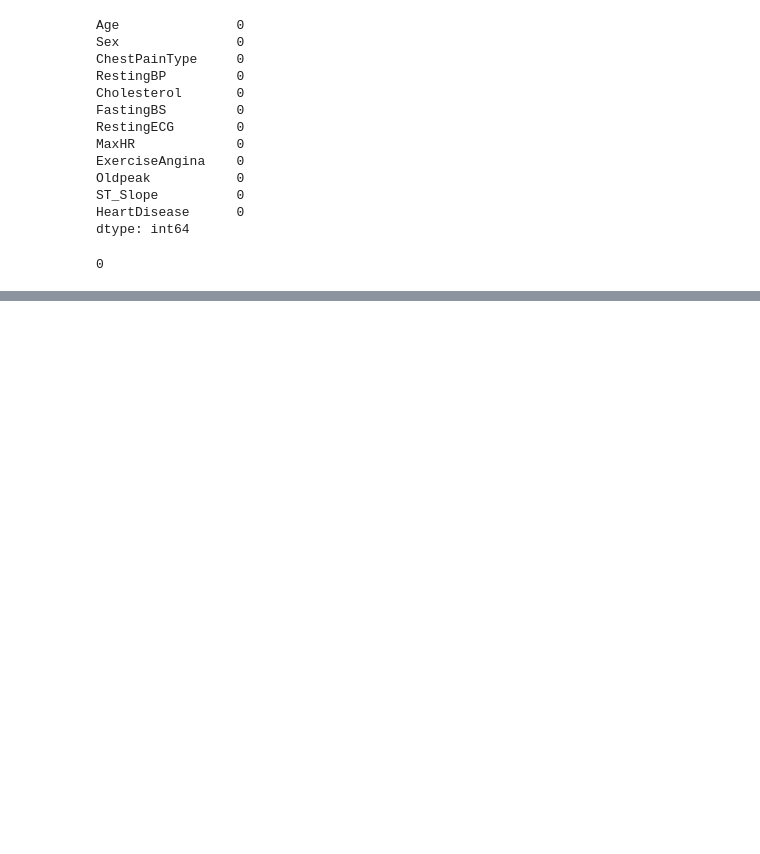
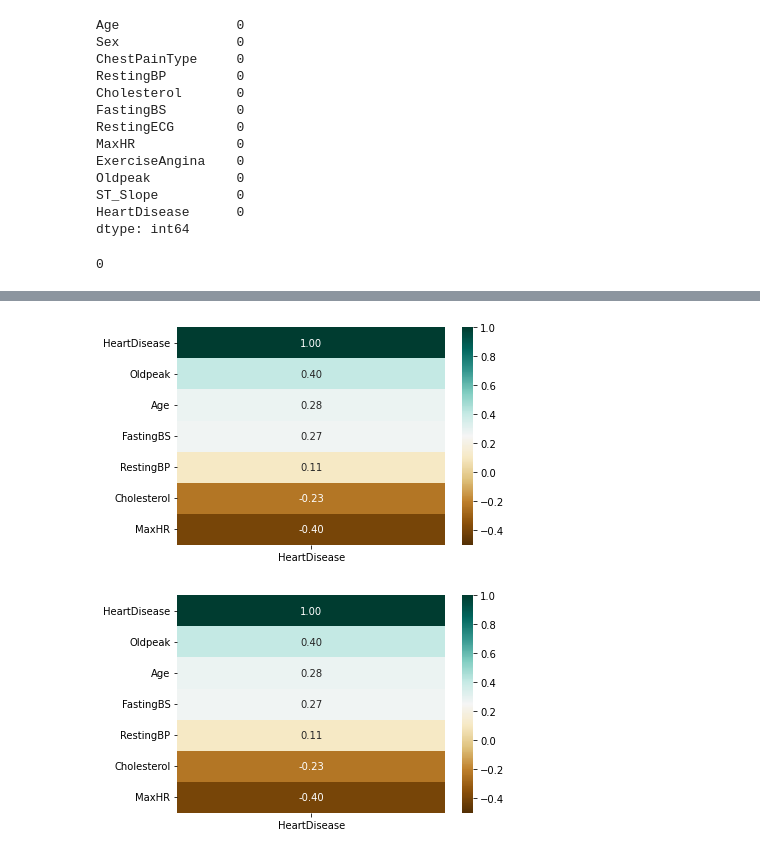
Before and after one commit to TrentBrunson/MS_Analytics_Project2, a Jupyter notebook: eda.ipynb, the cells around one changed output, grey strips where cells are left out. Drawn from its saved outputs; the diff is of its cells as text; code cells hidden in the pictures; blank space fills up the shorter version.

```diff
--- a/eda.ipynb
+++ b/eda.ipynb
@@ -199,0 +199,11 @@ TypeError: The x variable is categorical, but one of ['numeric', 'datetime'] is
+# %%
+targetHeatmap = sns.heatmap(
+    df.corr()[['HeartDisease']].sort_values(by='HeartDisease', ascending=False),
+    vmin=-0.5, vmax=1, annot=True, cmap='BrBG', fmt = '.2f'
+    )
+fig = targetHeatmap.get_figure()
+fig.savefig('images\heartdiseaseCorr.png')
+fig
+# %% [output]
+[figure, added]
+[figure, added]
```
Also changed, not shown: parts of 5 cells of this notebook, 2 other files.
